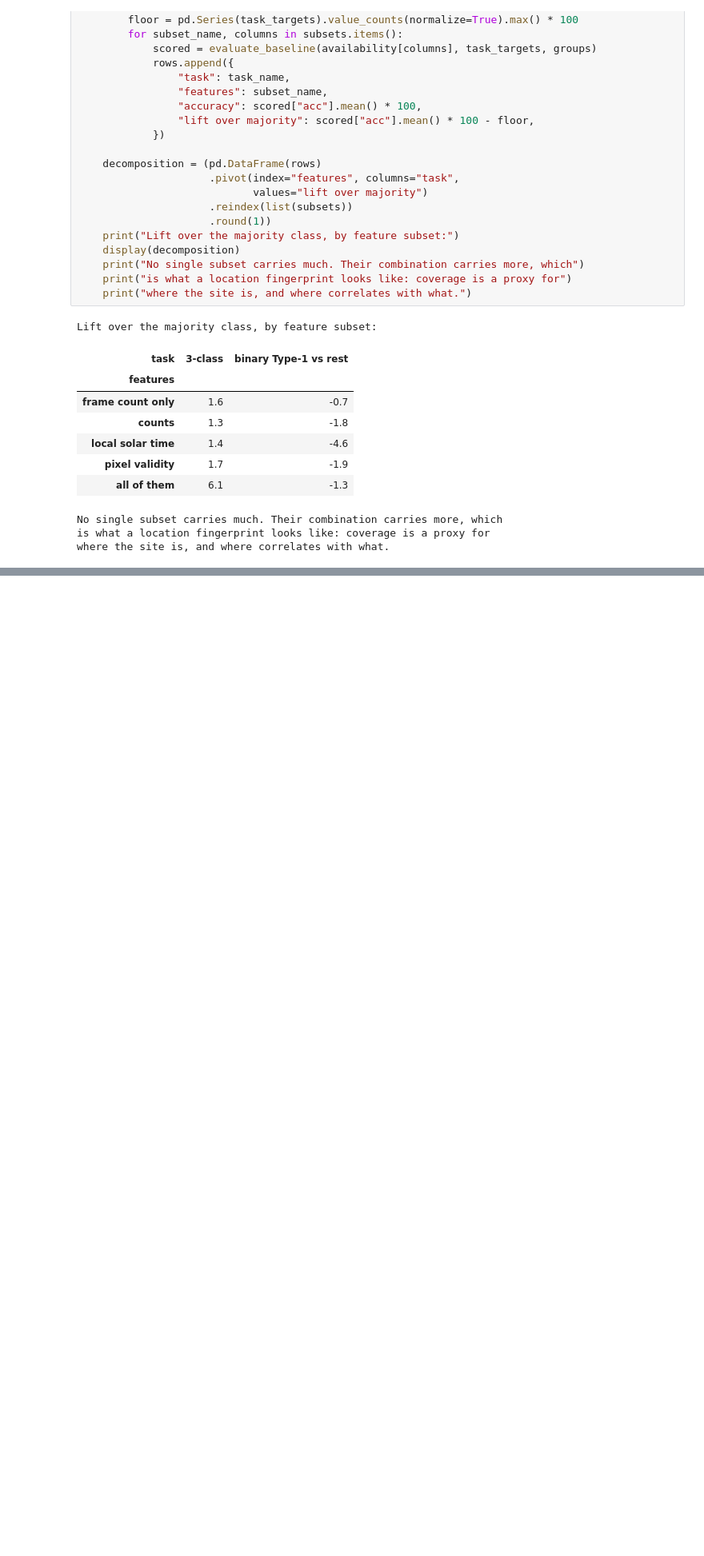
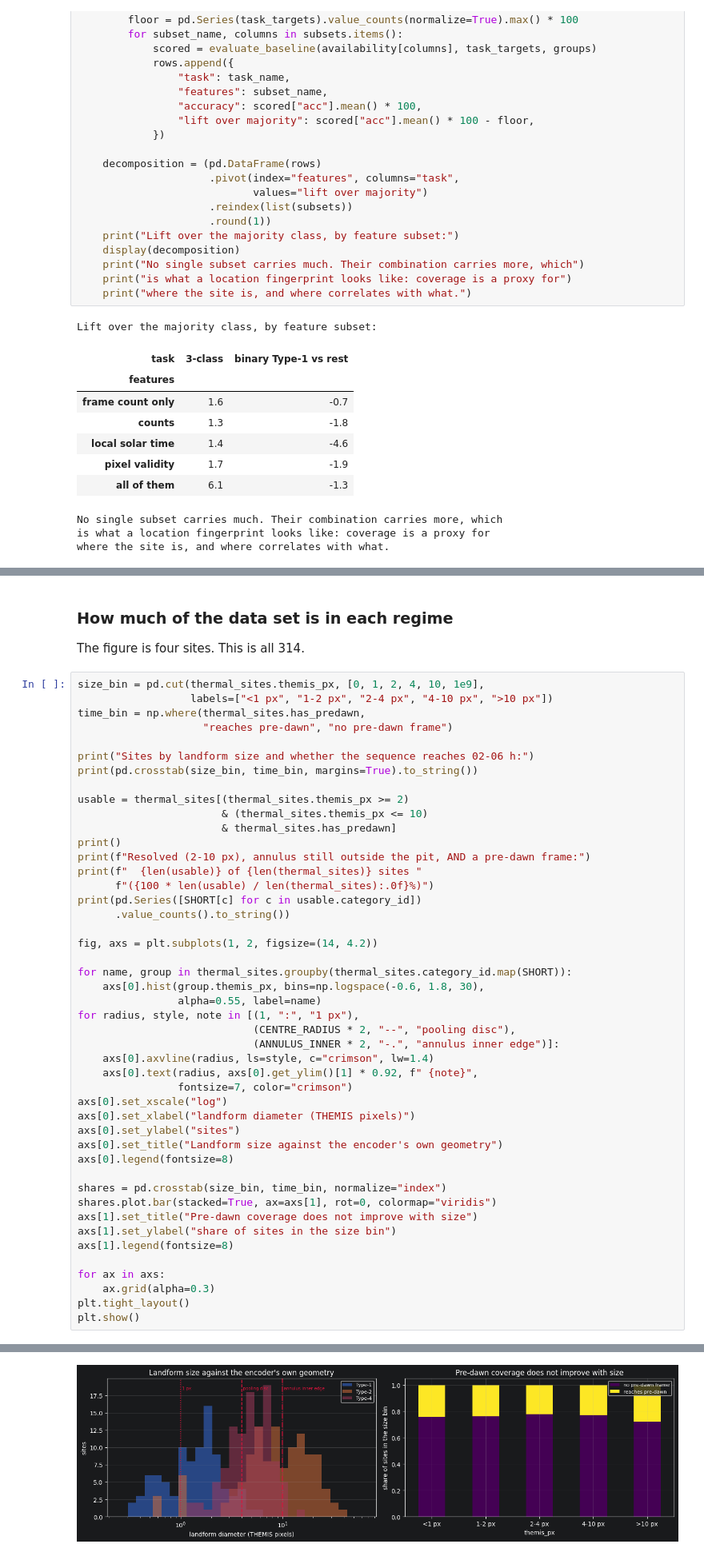
Before and after one commit to GianM0027/lavatube_finder, a Jupyter notebook: data_overview.ipynb, the cells around one changed output, grey strips where cells are left out. Shown at 80% size. Cells and saved outputs as stored; diff of their text form; blank space fills up the shorter version.

```diff
--- a/data_overview.ipynb
+++ b/data_overview.ipynb
@@ -852,0 +1108,51 @@ merge classes down to a binary problem before the numbers moved.
+# %% [markdown]
+### How much of the data set is in each regime
+
+The figure is four sites. This is all 314.
+# %%
+size_bin = pd.cut(thermal_sites.themis_px, [0, 1, 2, 4, 10, 1e9],
+                  labels=["<1 px", "1-2 px", "2-4 px", "4-10 px", ">10 px"])
+time_bin = np.where(thermal_sites.has_predawn,
+                    "reaches pre-dawn", "no pre-dawn frame")
+
+print("Sites by landform size and whether the sequence reaches 02-06 h:")
+print(pd.crosstab(size_bin, time_bin, margins=True).to_string())
+
+usable = thermal_sites[(thermal_sites.themis_px >= 2)
+                       & (thermal_sites.themis_px <= 10)
+                       & thermal_sites.has_predawn]
+print()
+print(f"Resolved (2-10 px), annulus still outside the pit, AND a pre-dawn frame:")
+print(f"  {len(usable)} of {len(thermal_sites)} sites "
+      f"({100 * len(usable) / len(thermal_sites):.0f}%)")
+print(pd.Series([SHORT[c] for c in usable.category_id])
+      .value_counts().to_string())
+
+fig, axs = plt.subplots(1, 2, figsize=(14, 4.2))
+
+for name, group in thermal_sites.groupby(thermal_sites.category_id.map(SHORT)):
+    axs[0].hist(group.themis_px, bins=np.logspace(-0.6, 1.8, 30),
+                alpha=0.55, label=name)
+for radius, style, note in [(1, ":", "1 px"),
+                            (CENTRE_RADIUS * 2, "--", "pooling disc"),
+                            (ANNULUS_INNER * 2, "-.", "annulus inner edge")]:
+    axs[0].axvline(radius, ls=style, c="crimson", lw=1.4)
+    axs[0].text(radius, axs[0].get_ylim()[1] * 0.92, f" {note}",
+                fontsize=7, color="crimson")
+axs[0].set_xscale("log")
+axs[0].set_xlabel("landform diameter (THEMIS pixels)")
+axs[0].set_ylabel("sites")
+axs[0].set_title("Landform size against the encoder's own geometry")
+axs[0].legend(fontsize=8)
+
+shares = pd.crosstab(size_bin, time_bin, normalize="index")
+shares.plot.bar(stacked=True, ax=axs[1], rot=0, colormap="viridis")
+axs[1].set_title("Pre-dawn coverage does not improve with size")
+axs[1].set_ylabel("share of sites in the size bin")
+axs[1].legend(fontsize=8)
+
+for ax in axs:
+    ax.grid(alpha=0.3)
+plt.tight_layout()
+plt.show()
+# %% [output]
@@ -852,0 +1174 @@ merge classes down to a binary problem before the numbers moved.
+[figure, added]
```
Also changed, not shown: parts of 17 cells of this notebook, 9 other files.
